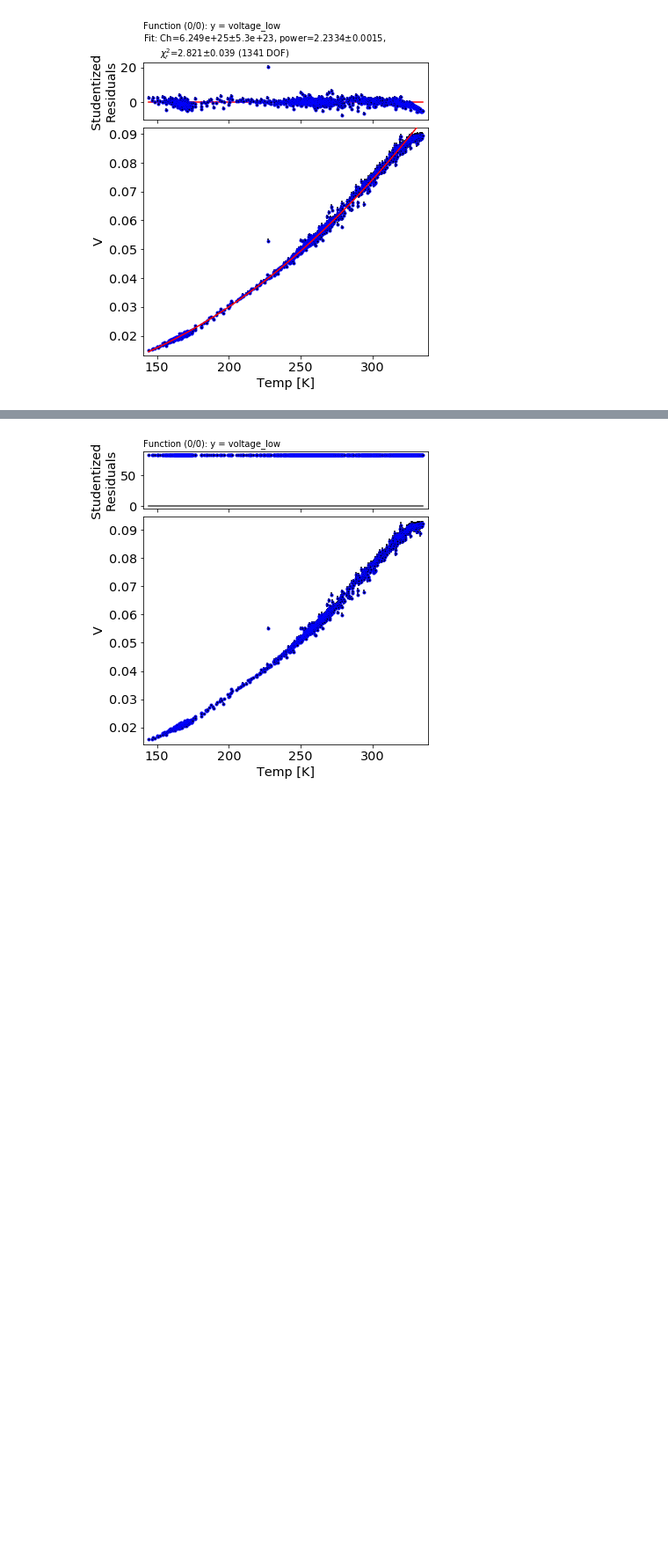
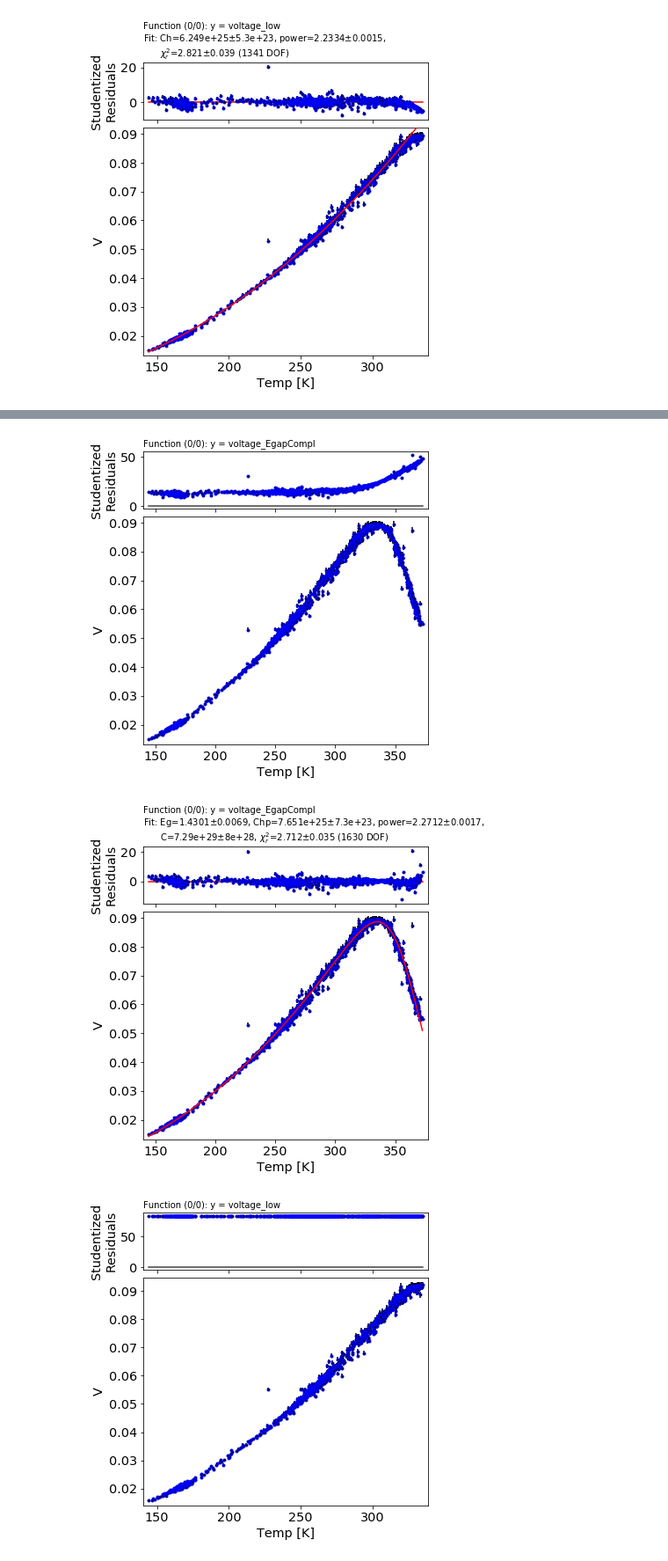
Before and after one commit to eklem1/ModernLab, a Jupyter notebook: FirstFits.ipynb, the cells around one changed output, grey strips where cells are left out. Shown at 88% size. Drawn from its saved outputs; the diff is of its cells as text; code cells hidden in the pictures; blank space fills up the shorter version.

```diff
--- a/FirstFits.ipynb
+++ b/FirstFits.ipynb
@@ -398,3 +399,27 @@ FIT RESULTS (reduced chi^2 = 7.13 +/- 0.1, 188 DOF)
+# %%
+# voltage_EgapCompl(T, Eg, Ch, power, p, C):
+
+#     DataComSORT
+# TempDataComKSORT
+# DataCom_Err
+
+my_fitter = s.data.fitter()
+my_fitter.set(style_data = [{'marker': '.', 'color': 'black', 'ls': '', 'mec': 'b'}]\
+              , plot_guess=False, fpoints=None, xlabel = "Temp [K]" , ylabel = "V")
+# help(s.data.fitter)
+
+guess='Eg=1.4, Chp=6.249e25, power=2.2, C=1.32e30'
+
+my_fitter.set_functions(f=voltage_EgapCompl, p=guess)
+
+my_fitter.set_data(xdata=TempDataComKSORT[0], ydata=DataComSORT[4], eydata=DataCom_Err[4])
+# my_fitter.set_data(data=TempDataComHigh[0][100:], ydata=DataComHigh[4][100:])
+
+my_fitter.fit()
+print()
+# %% [output]
+[figure, added]
+[figure, added]
 # %%
 ## V6 fits
 
```
Also changed, not shown: parts of 9 cells of this notebook, 3 other files.
